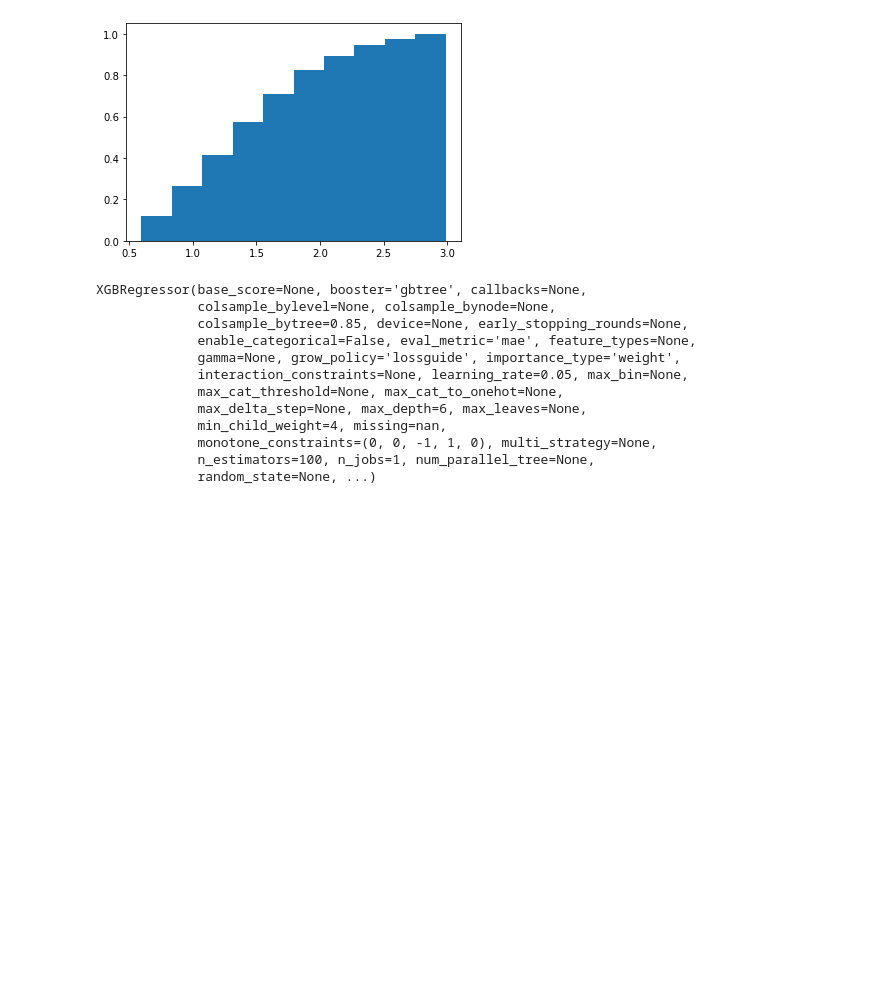
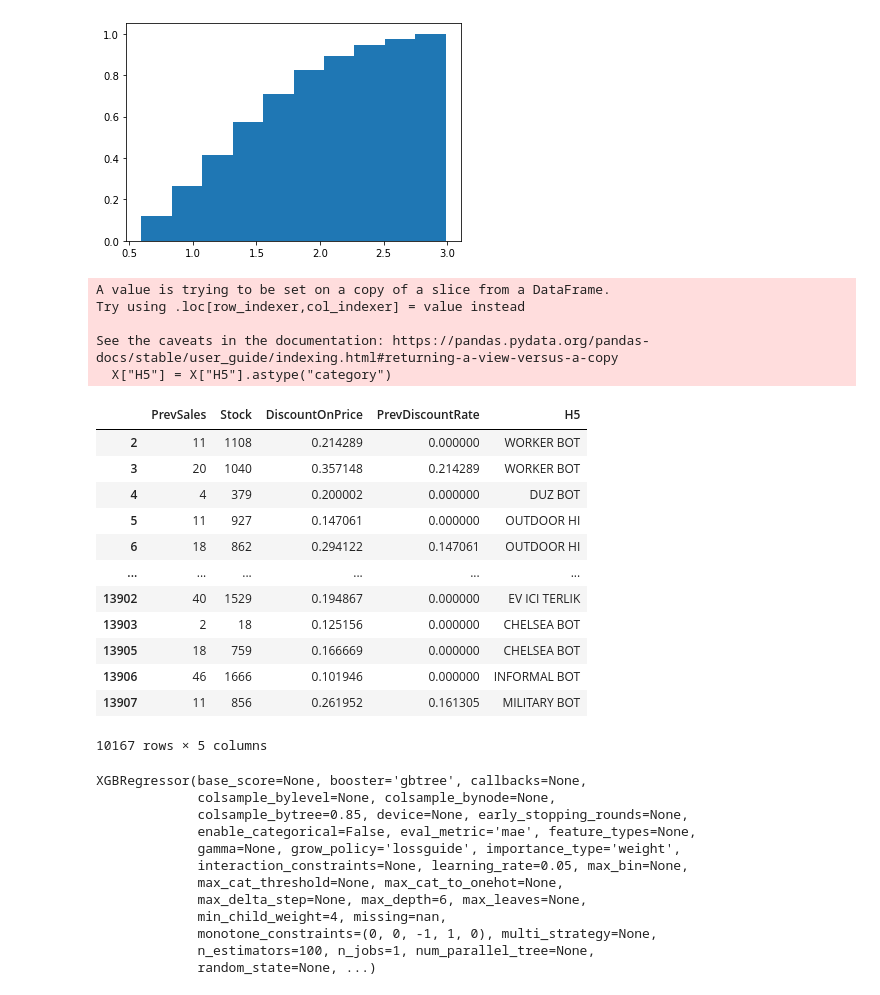
Before and after one commit to yasinsecal/PriceElasticity, a Jupyter notebook: Analysis.ipynb, the cells around one changed output. Cells and saved outputs as stored; diff of their text form; code cells hidden in the pictures; blank space fills up the shorter version.

```diff
--- a/Analysis.ipynb
+++ b/Analysis.ipynb
@@ -157,9 +151,32 @@ plt.show()
 # %%
 from sklearn.model_selection import train_test_split
 # %%
-features = ["PrevSales","Stock","Price","DiscountOnPrice","PrevDiscountRate"]
+features = ["PrevSales","Stock","DiscountOnPrice","PrevDiscountRate","H5"]
 # %%
 X = data3[features]
+X["H5"] = X["H5"].astype("category")
 y = data3["Sales"]
+# %% [output]
+A value is trying to be set on a copy of a slice from a DataFrame.
+Try using .loc[row_indexer,col_indexer] = value instead
+
+See the caveats in the documentation: https://pandas.pydata.org/pandas-docs/stable/user_guide/indexing.html#returning-a-view-versus-a-copy
+  X["H5"] = X["H5"].astype("category")
+# %%
+X
+# %% [output]
+|  | PrevSales | Stock | DiscountOnPrice | PrevDiscountRate | H5 |
+| 2 | 11 | 1108 | 0.214289 | 0.000000 | WORKER BOT |
+| 3 | 20 | 1040 | 0.357148 | 0.214289 | WORKER BOT |
+| 4 | 4 | 379 | 0.200002 | 0.000000 | DUZ BOT |
+| 5 | 11 | 927 | 0.147061 | 0.000000 | OUTDOOR HI |
+| 6 | 18 | 862 | 0.294122 | 0.147061 | OUTDOOR HI |
+| ... | ... | ... | ... | ... | ... |
+| 13902 | 40 | 1529 | 0.194867 | 0.000000 | EV ICI TERLIK |
+| 13903 | 2 | 18 | 0.125156 | 0.000000 | CHELSEA BOT |
+| 13905 | 18 | 759 | 0.166669 | 0.000000 | CHELSEA BOT |
+| 13906 | 46 | 1666 | 0.101946 | 0.000000 | INFORMAL BOT |
+| 13907 | 11 | 856 | 0.261952 | 0.161305 | MILITARY BOT |
+10167 rows × 5 columns
 # %%
 trainX,testX,trainY, testY = train_test_split(X,y,train_size=round(len(data3)*0.75))
```
Also changed, not shown: parts of 10 cells of this notebook.
